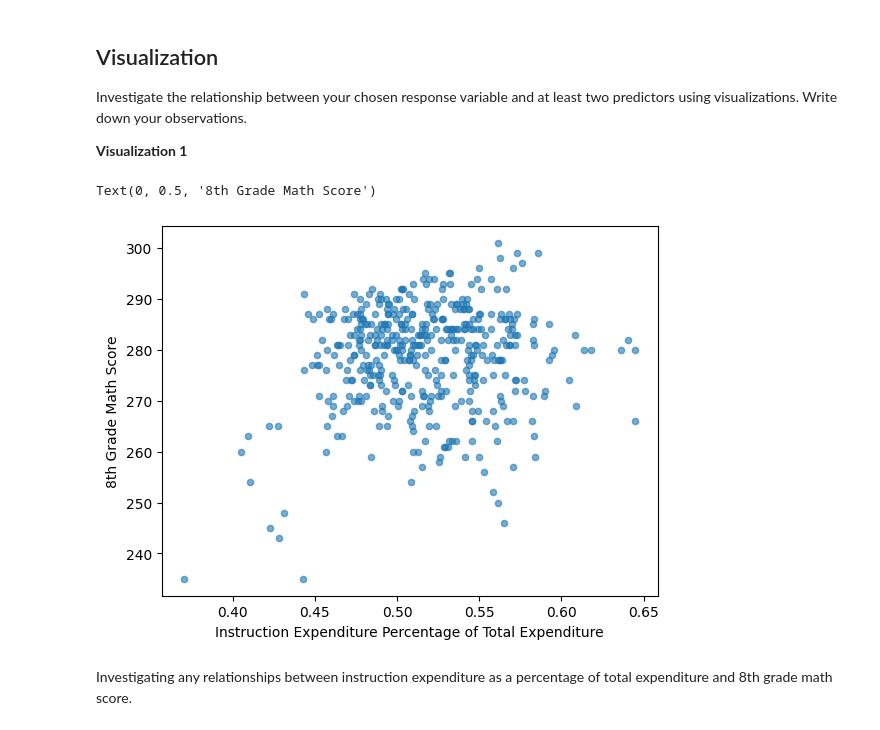
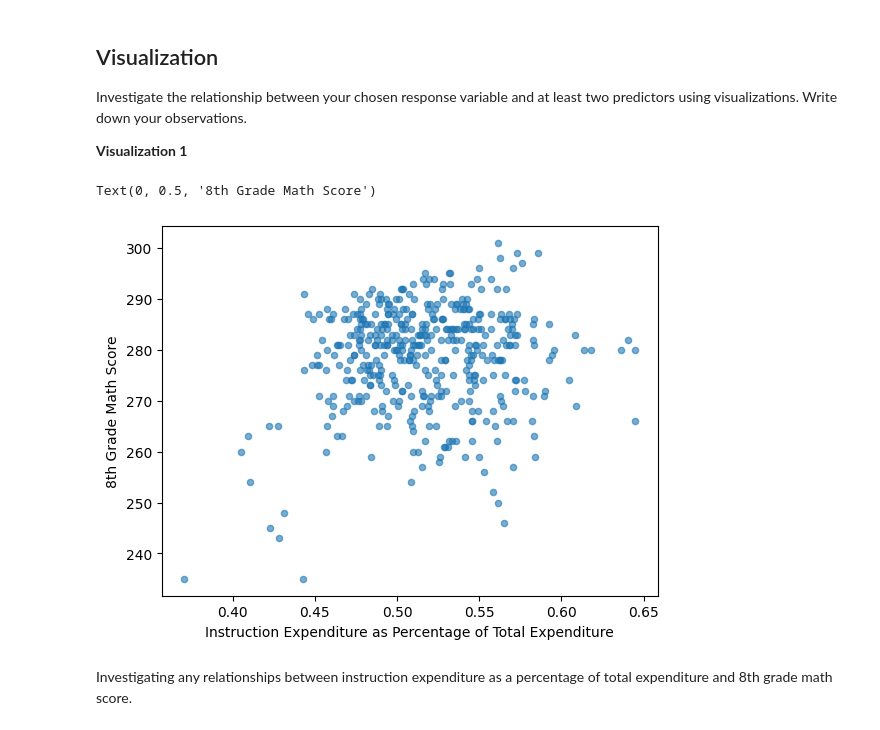
Before and after one commit to JoshLi12/Manu-MDST-Tutorial, a Jupyter notebook: tutorial1/checkpoint1.ipynb, the cells around one changed output. Cells and saved outputs as stored; diff of their text form; code cells hidden in the pictures.

```diff
--- a/tutorial1/checkpoint1.ipynb
+++ b/tutorial1/checkpoint1.ipynb
@@ -184,11 +168,11 @@ Investigate the relationship between your chosen response variable and at least
 **Visualization 1**
 # %%
 df.plot.scatter(x='INSTRUCTION_EXPENDITURE', y='AVG_MATH_8_SCORE', alpha=0.6)
-plt.xlabel('Instruction Expenditure Percentage of Total Expenditure')
+plt.xlabel('Instruction Expenditure as Percentage of Total Expenditure')
 plt.ylabel('8th Grade Math Score')
 # %% [output]
 Text(0, 0.5, '8th Grade Math Score')
-[figure, old version]
+[figure, new version]
 # %% [markdown]
 Investigating any relationships between instruction expenditure as a percentage of total expenditure and 8th grade math score.
 # %% [markdown]
```
Also changed, not shown: parts of 5 cells of this notebook, 2 other files.
